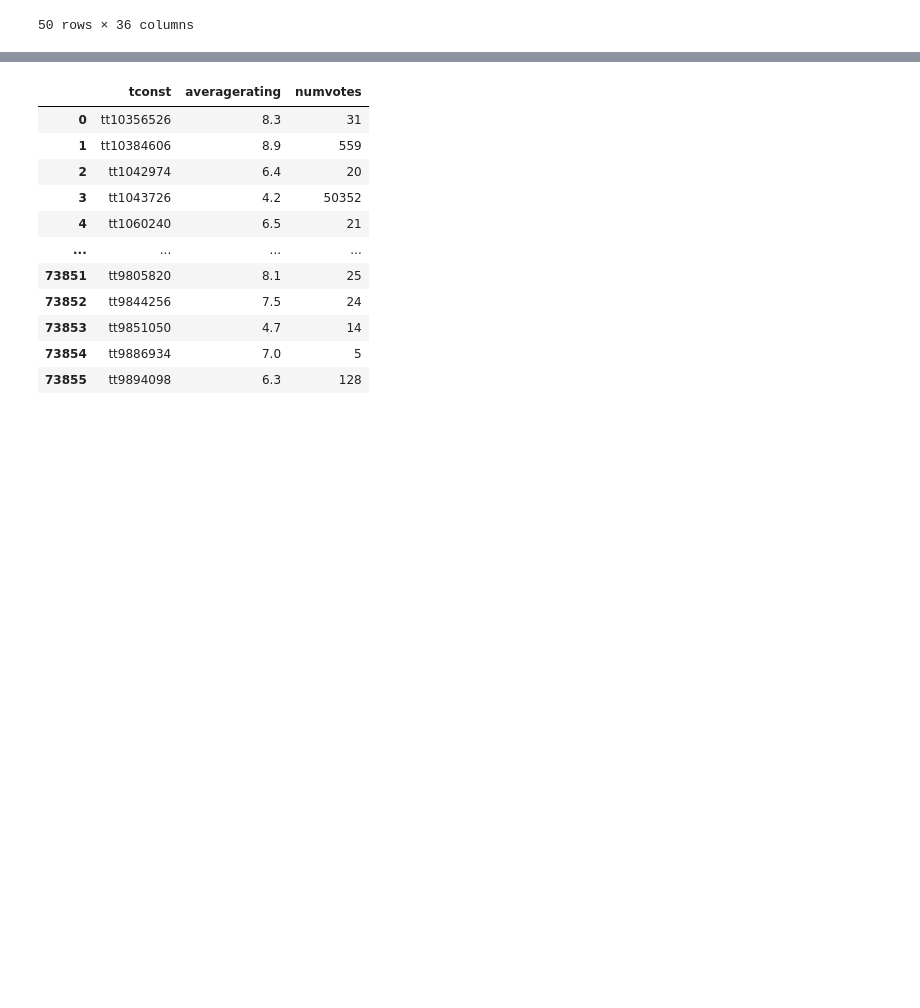
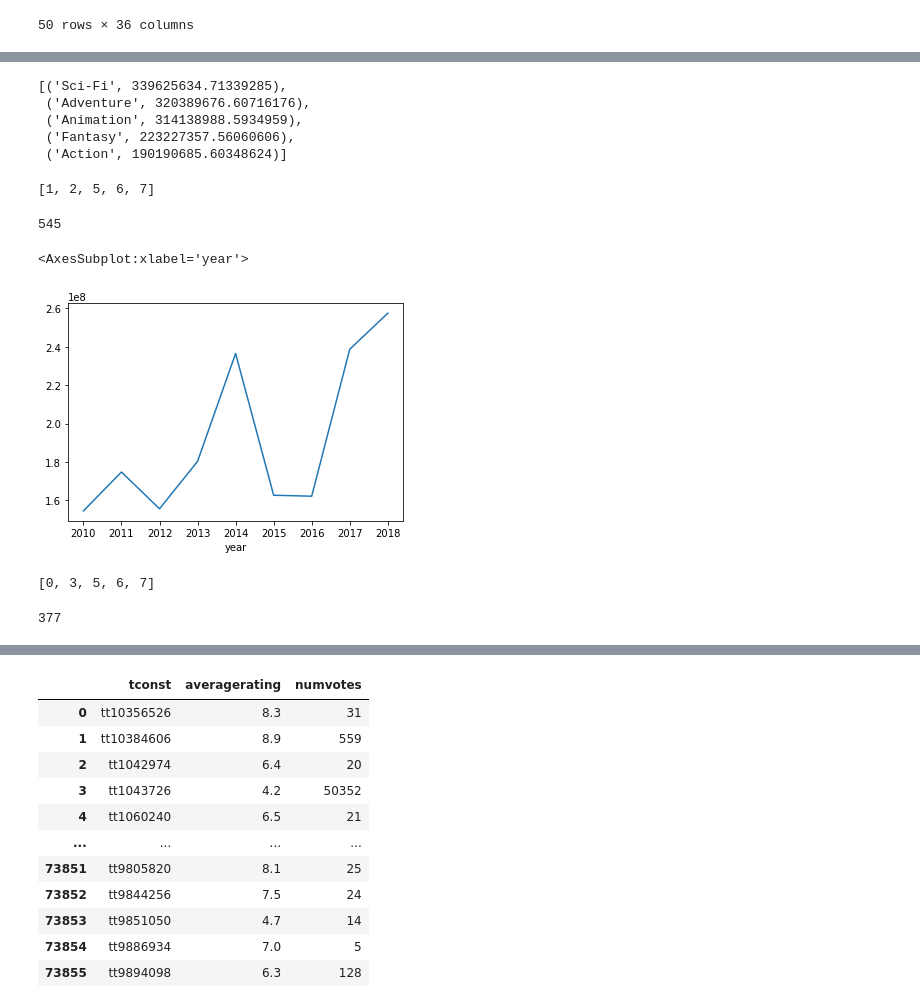
Before and after one commit to danielhlee4/MovieDataAnalysis, a Jupyter notebook: Analysis.ipynb, the cells around one changed output, grey strips where cells are left out. Drawn from its saved outputs; the diff is of its cells as text; code cells hidden in the pictures; blank space fills up the shorter version.

Commit message:
q1 plotting

```diff
--- a/Analysis.ipynb
+++ b/Analysis.ipynb
@@ -516,0 +551,9 @@ Western: 90589508.33 average total gross
+# %%
+top_5_mean_total_gross = Sort_Tuple(mean_total_gross)[:5]
+top_5_mean_total_gross
+# %% [output]
+[('Sci-Fi', 339625634.71339285),
+ ('Adventure', 320389676.60716176),
+ ('Animation', 314138988.5934959),
+ ('Fantasy', 223227357.56060606),
+ ('Action', 190190685.60348624)]
@@ -517,2 +563,33 @@ Western: 90589508.33 average total gross
+# %%
+# preparing action only df for plotting
+action_drop_rows = []
+for row in bom_imdb.index:
+    if bom_imdb['Action'][row] == 0:
+        action_drop_rows.append(row)
+action_drop_rows[:5]
+# %% [output]
+[1, 2, 5, 6, 7]
+# %%
+action_plot = bom_imdb.drop(action_drop_rows)
+print(len(action_plot))
+# %% [output]
+545
 # %%
-bom_imdb.groupby(['year', 'Pclass'])['Survived'].mean()
+action_plot.groupby(['year'])['total_gross'].mean().plot()
+# %% [output]
+<AxesSubplot:xlabel='year'>
+[figure, added]
+# %%
+# preparing action only df for plotting
+adventure_drop_rows = []
+for row in bom_imdb.index:
+    if bom_imdb['Adventure'][row] == 0:
+        adventure_drop_rows.append(row)
+adventure_drop_rows[:5]
+# %% [output]
+[0, 3, 5, 6, 7]
+# %%
+adventure_plot = bom_imdb.drop(adventure_drop_rows)
+print(len(adventure_plot))
+# %% [output]
+377
```
Also changed, not shown: parts of 7 cells of this notebook.
